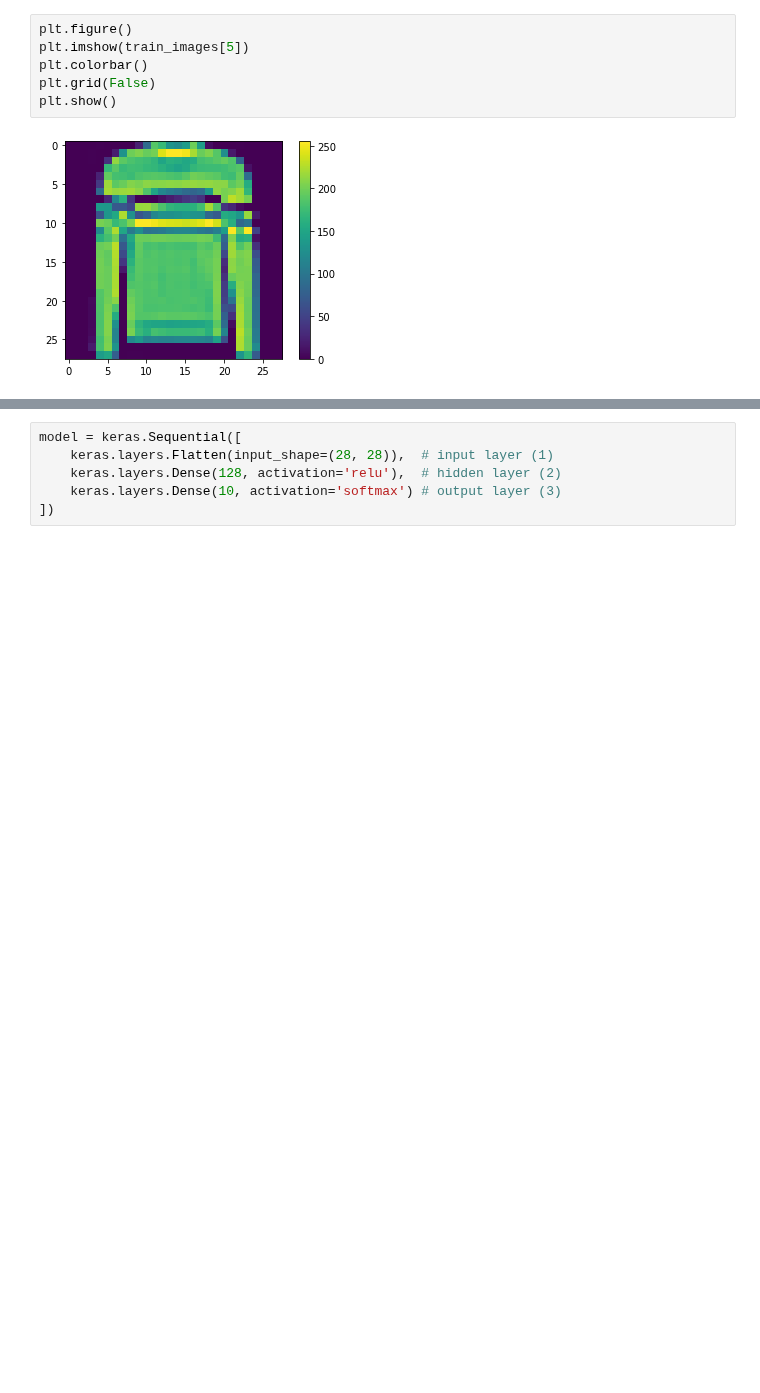
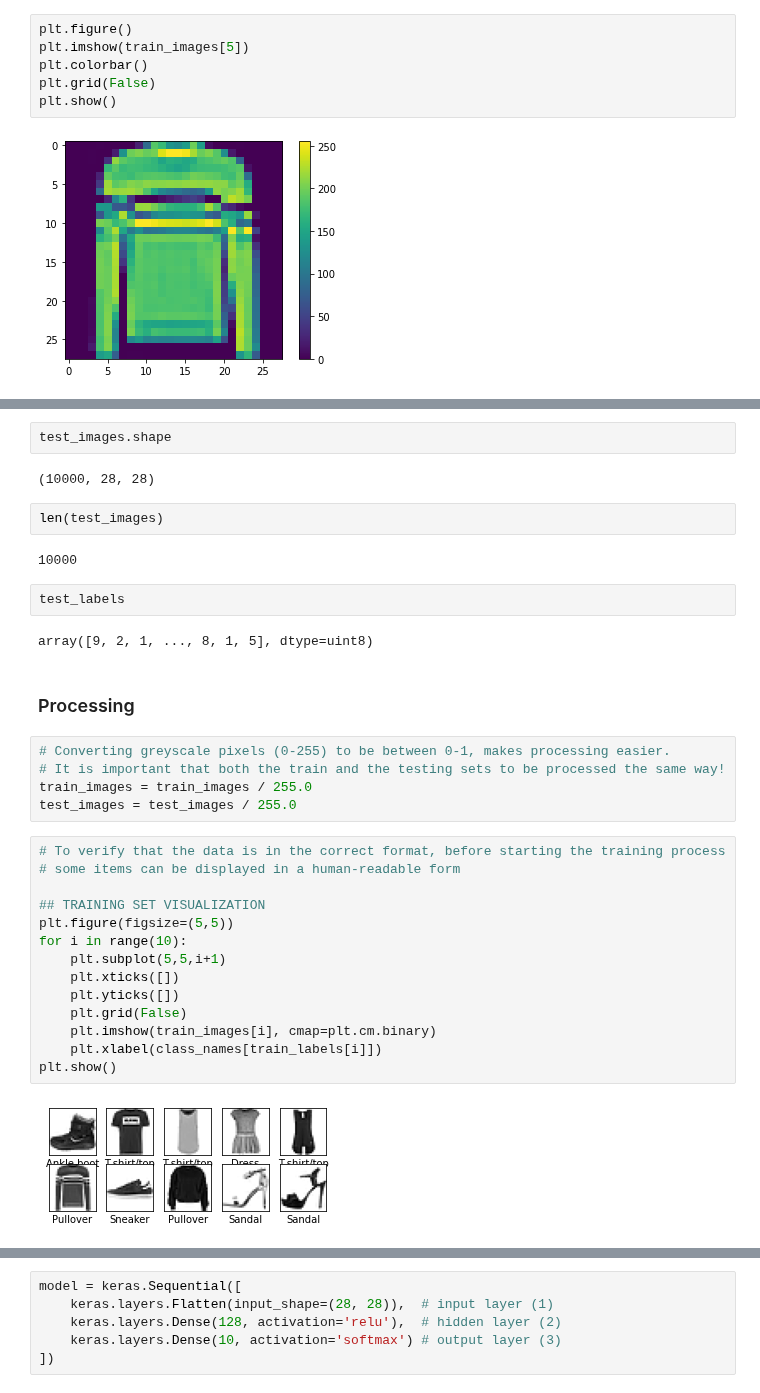
Before and after one commit to DoraTheodora/MachineLearning-Tutorial, a Jupyter notebook: CA2-Data Preprocessing and Algorithms.ipynb, the cells around one changed output, grey strips where cells are left out. Drawn from its saved outputs; the diff is of its cells as text; blank space fills up the shorter version.

```diff
--- a/CA2-Data Preprocessing and Algorithms.ipynb
+++ b/CA2-Data Preprocessing and Algorithms.ipynb
@@ -434,0 +371,35 @@ test_images = test_images / 255.0
+# %%
+test_images.shape
+# %% [output]
+(10000, 28, 28)
+# %%
+len(test_images)
+# %% [output]
+10000
+# %%
+test_labels
+# %% [output]
+array([9, 2, 1, ..., 8, 1, 5], dtype=uint8)
+# %% [markdown]
+### Processing
+# %%
+# Converting greyscale pixels (0-255) to be between 0-1, makes processing easier.
+# It is important that both the train and the testing sets to be processed the same way!
+train_images = train_images / 255.0
+test_images = test_images / 255.0
+# %%
+# To verify that the data is in the correct format, before starting the training process
+# some items can be displayed in a human-readable form
+
+## TRAINING SET VISUALIZATION
+plt.figure(figsize=(5,5))
+for i in range(10):
+    plt.subplot(5,5,i+1)
+    plt.xticks([])
+    plt.yticks([])
+    plt.grid(False)
+    plt.imshow(train_images[i], cmap=plt.cm.binary)
+    plt.xlabel(class_names[train_labels[i]])
+plt.show()
+# %% [output]
+[figure, added]
```
Also changed, not shown: parts of 47 cells of this notebook, 2 other files.
